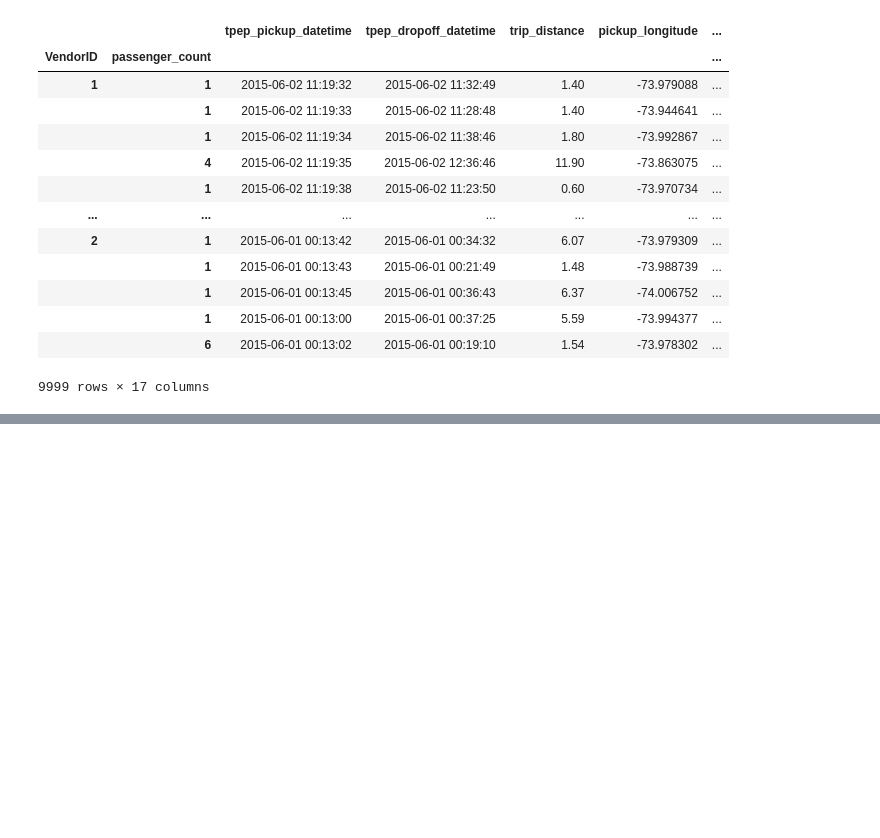
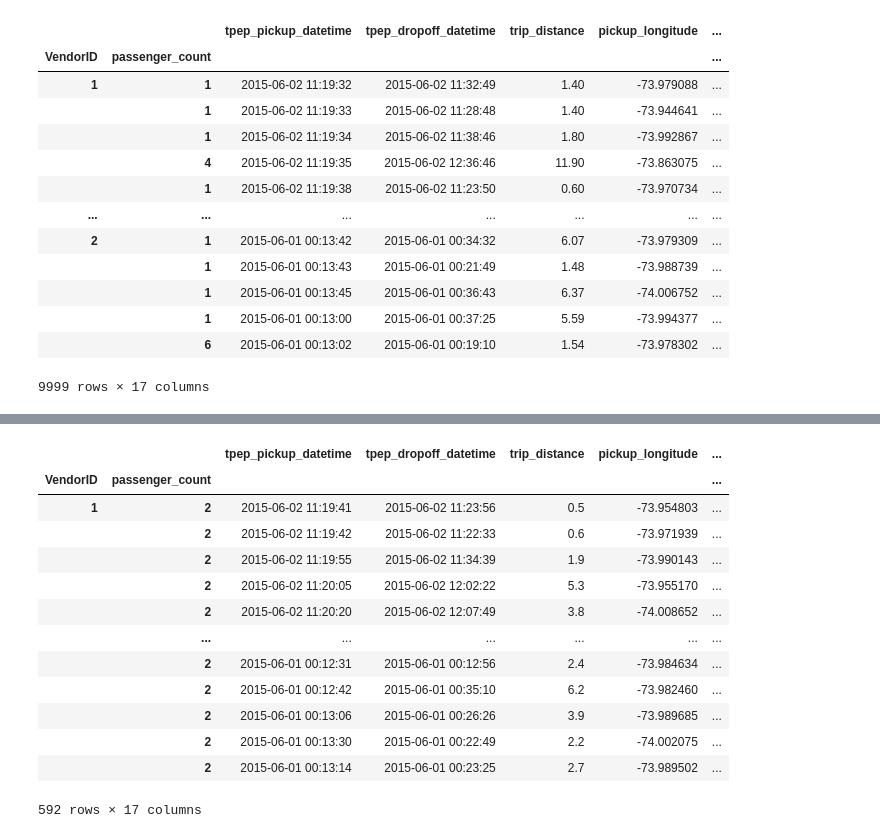
Before and after one commit to reuven/apple-2024-q4-data, a Jupyter notebook: Apple - 2024-10October-01.ipynb, the cells around one changed output, grey strips where cells are left out. Saved outputs shown, nothing was run; the diff lists cells and outputs as text; code cells hidden in the pictures; blank space fills up the shorter version.

```diff
--- a/Apple - 2024-10October-01.ipynb
+++ b/Apple - 2024-10October-01.ipynb
@@ -195,0 +211,25 @@ df.set_index(['VendorID', 'passenger_count'])
+# %%
+# vendorID 1, passenger_count 2
+
+(
+    df
+    .set_index(['VendorID', 'passenger_count'])
+    .sort_index()
+    .loc[(1, 2)]    # I want all rows with vendor ID 1, passenger_count 2  -- tuple, not a list!
+
+)
+# %% [output]
+|  |  | tpep_pickup_datetime | tpep_dropoff_datetime | trip_distance | pickup_longitude | ... |
+| VendorID | passenger_count |  |  |  |  | ... |
+| 1 | 2 | 2015-06-02 11:19:41 | 2015-06-02 11:23:56 | 0.5 | -73.954803 | ... |
+|  | 2 | 2015-06-02 11:19:42 | 2015-06-02 11:22:33 | 0.6 | -73.971939 | ... |
+|  | 2 | 2015-06-02 11:19:55 | 2015-06-02 11:34:39 | 1.9 | -73.990143 | ... |
+|  | 2 | 2015-06-02 11:20:05 | 2015-06-02 12:02:22 | 5.3 | -73.955170 | ... |
+|  | 2 | 2015-06-02 11:20:20 | 2015-06-02 12:07:49 | 3.8 | -74.008652 | ... |
+|  | ... | ... | ... | ... | ... | ... |
+|  | 2 | 2015-06-01 00:12:31 | 2015-06-01 00:12:56 | 2.4 | -73.984634 | ... |
+|  | 2 | 2015-06-01 00:12:42 | 2015-06-01 00:35:10 | 6.2 | -73.982460 | ... |
+|  | 2 | 2015-06-01 00:13:06 | 2015-06-01 00:26:26 | 3.9 | -73.989685 | ... |
+|  | 2 | 2015-06-01 00:13:30 | 2015-06-01 00:22:49 | 2.2 | -74.002075 | ... |
+|  | 2 | 2015-06-01 00:13:14 | 2015-06-01 00:23:25 | 2.7 | -73.989502 | ... |
+592 rows × 17 columns
```
Also changed, not shown: parts of 2 cells of this notebook.
